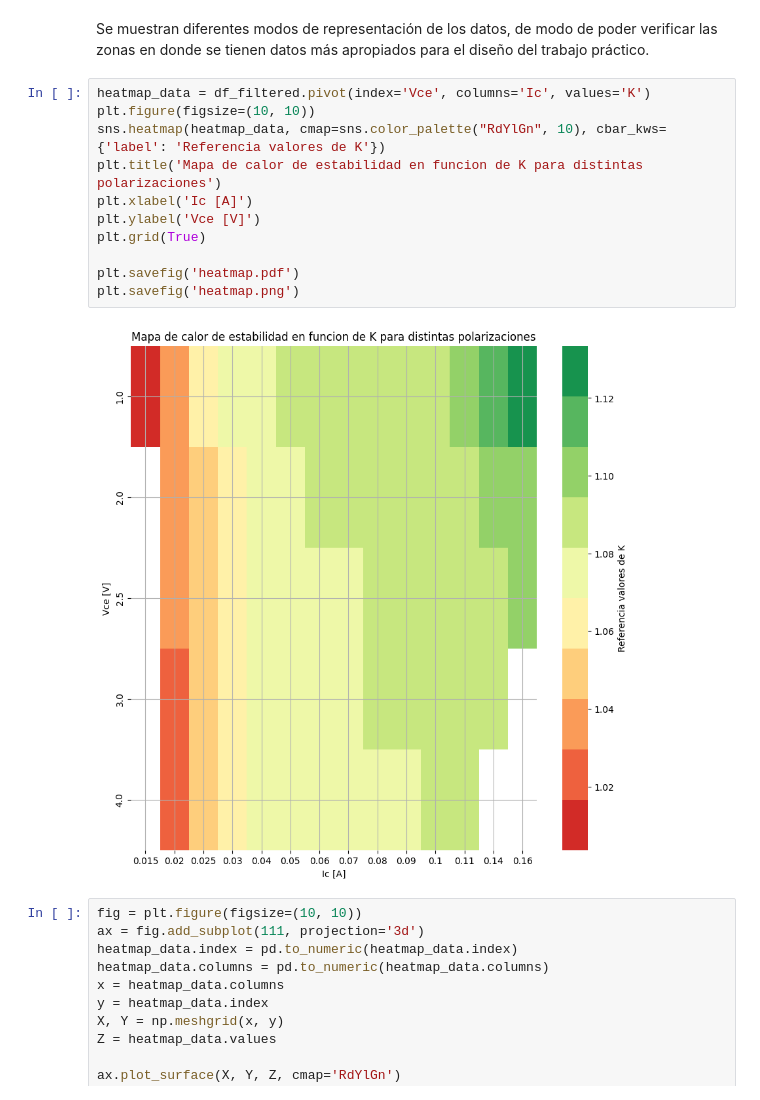
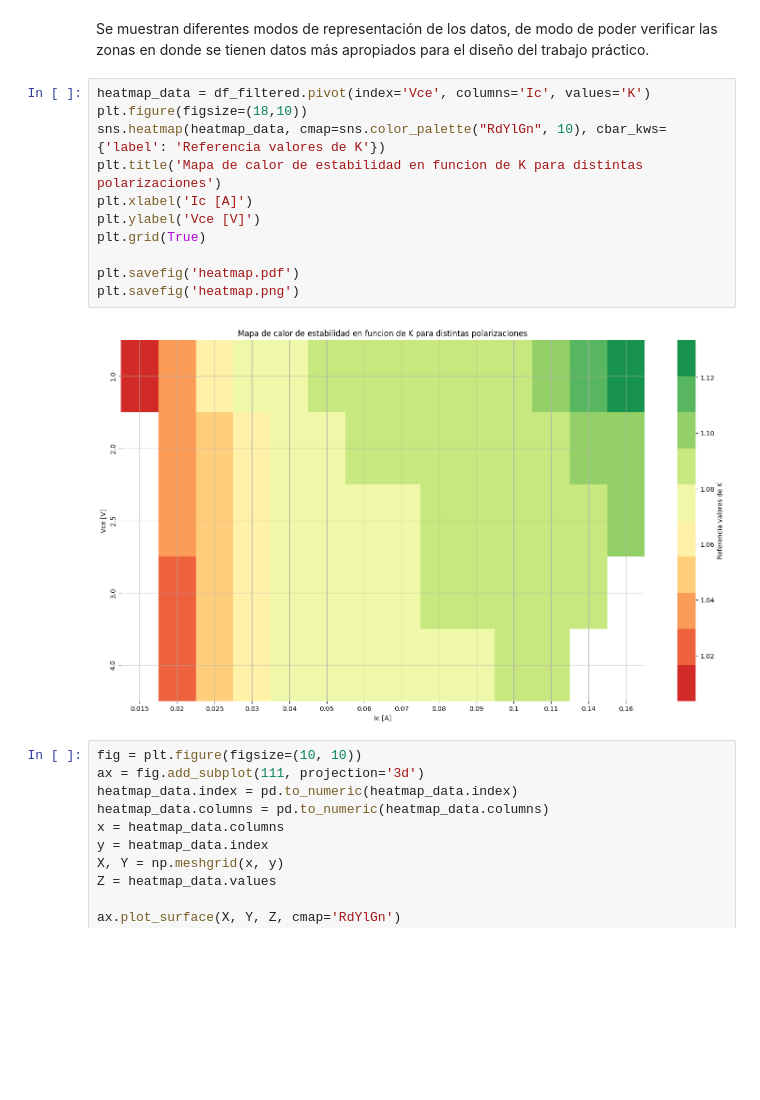
Before and after one commit to all5one-sudo/laboratorios_EA3, a Jupyter notebook: TP2/pruebas.ipynb, the cells around one changed output. Cells and saved outputs as stored; diff of their text form; blank space fills up the shorter version.

```diff
--- a/TP2/pruebas.ipynb
+++ b/TP2/pruebas.ipynb
@@ -232,17 +233,17 @@ df_filtered
 Se muestran diferentes modos de representación de los datos, de modo de poder verificar las zonas en donde se tienen datos más apropiados para el diseño del trabajo práctico.
 # %%
 heatmap_data = df_filtered.pivot(index='Vce', columns='Ic', values='K')
-plt.figure(figsize=(10, 10))
+plt.figure(figsize=(18,10))
 sns.heatmap(heatmap_data, cmap=sns.color_palette("RdYlGn", 10), cbar_kws={'label': 'Referencia valores de K'})
 plt.title('Mapa de calor de estabilidad en funcion de K para distintas polarizaciones')
 plt.xlabel('Ic [A]')
 plt.ylabel('Vce [V]')
 plt.grid(True)
 
 plt.savefig('heatmap.pdf')
 plt.savefig('heatmap.png')
 # %% [output]
-[figure, old version]
+[figure, new version]
 # %%
 fig = plt.figure(figsize=(10, 10))
 ax = fig.add_subplot(111, projection='3d')
```
Also changed, not shown: parts of 4 cells of this notebook, 39 other files.
